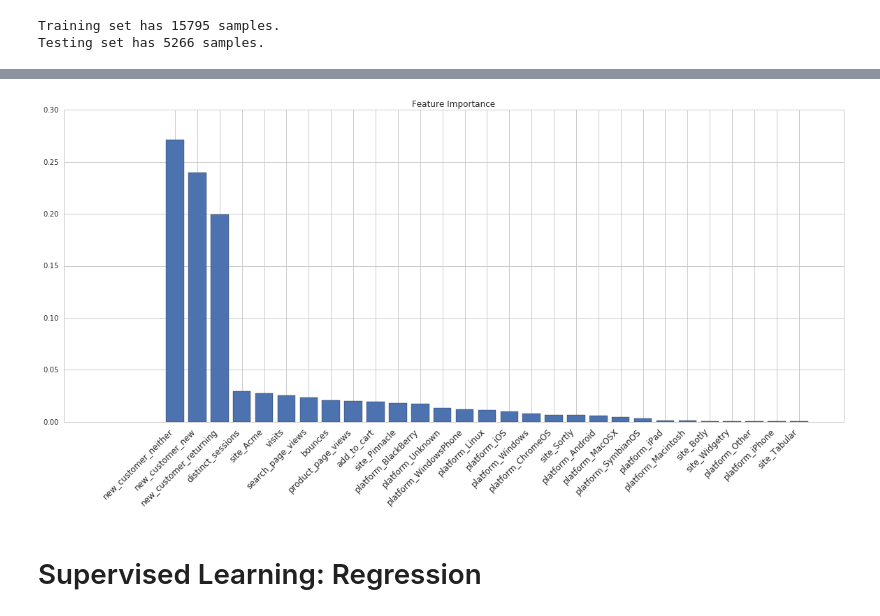
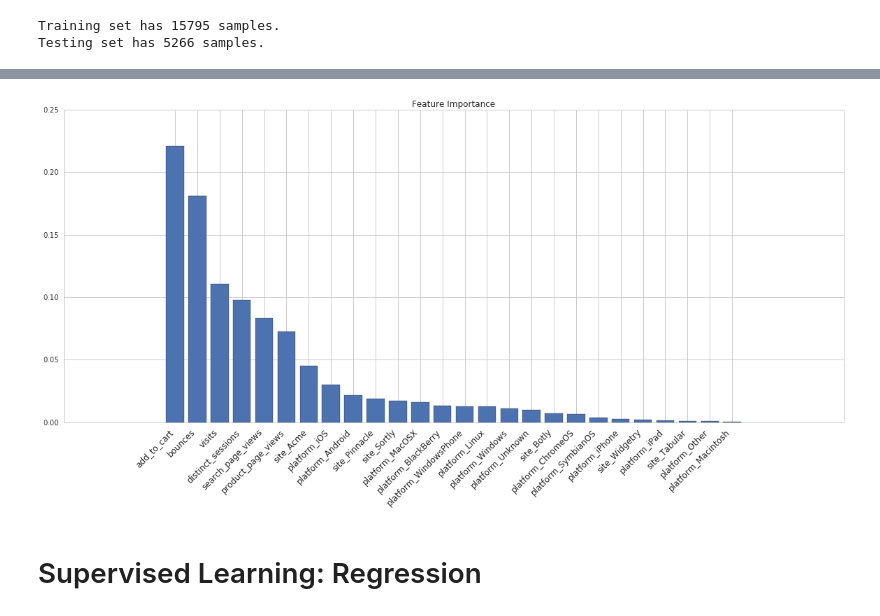
Before and after one commit to hangyao/Zappos, a Jupyter notebook: zappos.ipynb, the cells around one changed output, grey strips where cells are left out. Cells and saved outputs as stored; diff of their text form; code cells hidden in the pictures.

Commit message:
feat: revised classification part
removed new_customer column from classification data

```diff
--- a/zappos.ipynb
+++ b/zappos.ipynb
@@ -342,46 +302,43 @@ array([['visits', '0.0254646334116'],
       dtype='|S32')
 # %%
-result = [['visits', 0.0254646334116],
-       ['distinct_sessions', 0.0291783192708],
-       ['bounces', 0.0206578636087],
-       ['add_to_cart', 0.0191534491752],
-       ['product_page_views', 0.0203439093359],
-       ['search_page_views', 0.023484155642],
-       ['site_Acme', 0.0277150996665],
-       ['site_Botly', 0.000918560025391],
-       ['site_Pinnacle', 0.0184023871445],
-       ['site_Sortly', 0.00633075522575],
-       ['site_Tabular', 0.000472614939269],
-       ['site_Widgetry', 0.000840068953317],
-       ['new_customer_neither', 0.271580437523],
-       ['new_customer_new', 0.240035680102],
-       ['new_customer_returning', 0.199467487512],
-       ['platform_Android', 0.00605151164039],
-       ['platform_BlackBerry', 0.0174679781931],
-       ['platform_ChromeOS', 0.00651014694356],
-       ['platform_Linux', 0.0110381436382],
-       ['platform_MacOSX', 0.00435312658104],
-       ['platform_Macintosh', 0.00115356793403],
-       ['platform_Other', 0.000773298458984],
-       ['platform_SymbianOS', 0.00352329620398],
-       ['platform_Unknown', 0.0131716151088],
-       ['platform_Windows', 0.00797751898302],
-       ['platform_WindowsPhone', 0.0119325363962],
-       ['platform_iOS', 0.0097869275507],
-       ['platform_iPad', 0.00151032765986],
-       ['platform_iPhone', 0.000704583172372]]
+result = [['visits', 0.110918141383],
+       ['distinct_sessions', 0.0977832788431],
+       ['bounces', 0.181020366147],
+       ['add_to_cart', 0.221031723688],
+       ['product_page_views', 0.0727554168541],
+       ['search_page_views', 0.0830286058698],
+       ['site_Acme', 0.0450157682984],
+       ['site_Botly', 0.00717242373143],
+       ['site_Pinnacle', 0.0190112069858],
+       ['site_Sortly', 0.0170003950998],
+       ['site_Tabular', 0.00107385305649],
+       ['site_Widgetry', 0.00178321567183],
+       ['platform_Android', 0.0216986381949],
+       ['platform_BlackBerry', 0.0131648660554],
+       ['platform_ChromeOS', 0.00666632959425],
+       ['platform_Linux', 0.0124577930803],
+       ['platform_MacOSX', 0.0158908729822],
+       ['platform_Macintosh', 0.000532775134246],
+       ['platform_Other', 0.000909311163626],
+       ['platform_SymbianOS', 0.00377138179412],
+       ['platform_Unknown', 0.00970521626577],
+       ['platform_Windows', 0.0110041314225],
+       ['platform_WindowsPhone', 0.0124709041183],
+       ['platform_iOS', 0.0298189894695],
+       ['platform_iPad', 0.00172640767045],
+       ['platform_iPhone', 0.00258798742493]]
 result_1 = [tuple(l) for l in result]
 result_2 = sorted(result_1, key=lambda tup: tup[1], reverse=True)
 result_3 = zip(*result_2)
 rcParams['figure.figsize'] = 20, 8
 figure = plt.figure()
 plt.bar(range(len(result_3[1])),result_3[1],align='center')
 plt.xticks(range(len(result_3[1])), result_3[0], size=12)
 plt.setp(plt.xticks()[1], rotation=45, ha='right')
 plt.title('Feature Importance')
 plt.show()
 # %% [output]
-[figure, old version]
+[figure, new version]
 # %% [markdown]
 # Supervised Learning: Regression
 # %%
```
Also changed, not shown: parts of 8 cells of this notebook.
